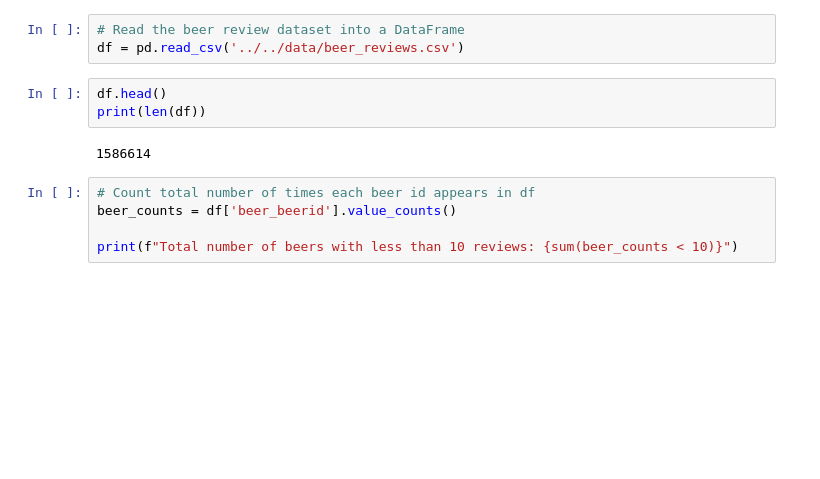
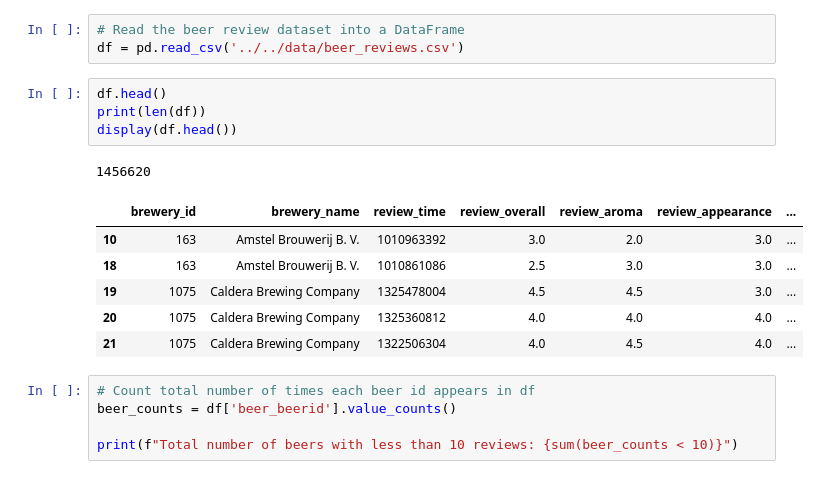
Before and after one commit to NickStrauch13/beer-recommender, a Jupyter notebook: src/notebooks/data_ingestion.ipynb, the cells around one changed output. Saved outputs shown, nothing was run; the diff lists cells and outputs as text; blank space fills up the shorter version.

```diff
--- a/src/notebooks/data_ingestion.ipynb
+++ b/src/notebooks/data_ingestion.ipynb
@@ -7,8 +7,15 @@ df = pd.read_csv('../../data/beer_reviews.csv')
 # %%
 df.head()
 print(len(df))
+display(df.head())
 # %% [output]
-1586614
+1456620
+|  | brewery_id | brewery_name | review_time | review_overall | review_aroma | review_appearance | ... |
+| 10 | 163 | Amstel Brouwerij B. V. | 1010963392 | 3.0 | 2.0 | 3.0 | ... |
+| 18 | 163 | Amstel Brouwerij B. V. | 1010861086 | 2.5 | 3.0 | 3.0 | ... |
+| 19 | 1075 | Caldera Brewing Company | 1325478004 | 4.5 | 4.5 | 3.0 | ... |
+| 20 | 1075 | Caldera Brewing Company | 1325360812 | 4.0 | 4.0 | 4.0 | ... |
+| 21 | 1075 | Caldera Brewing Company | 1322506304 | 4.0 | 4.5 | 4.0 | ... |
 # %%
 # Count total number of times each beer id appears in df
 beer_counts = df['beer_beerid'].value_counts()
```
Also changed, not shown: parts of 2 cells of this notebook, 1 other file.
